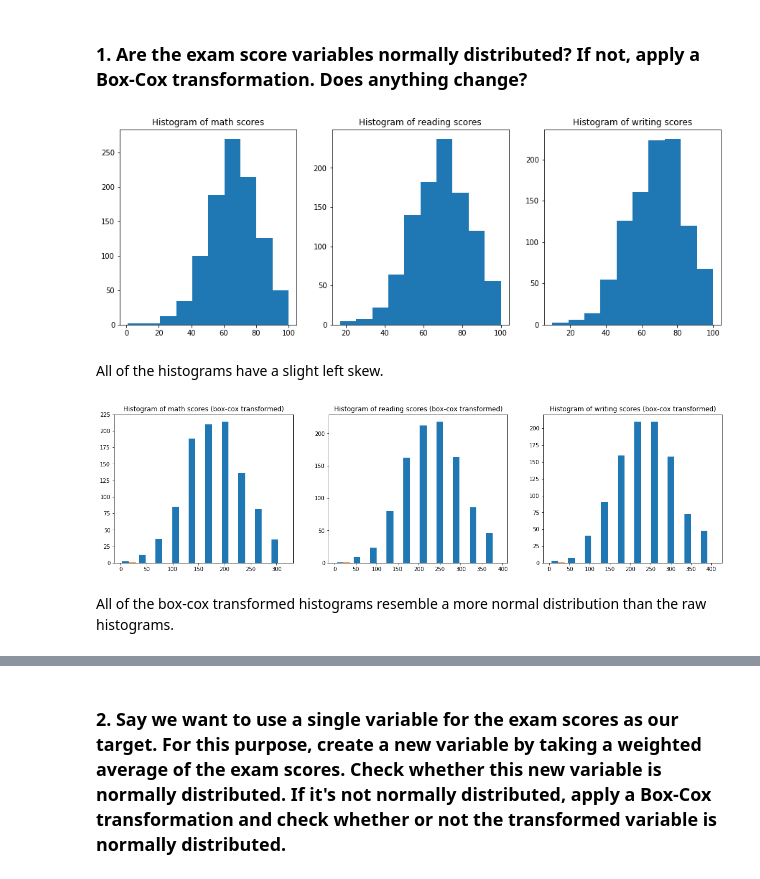
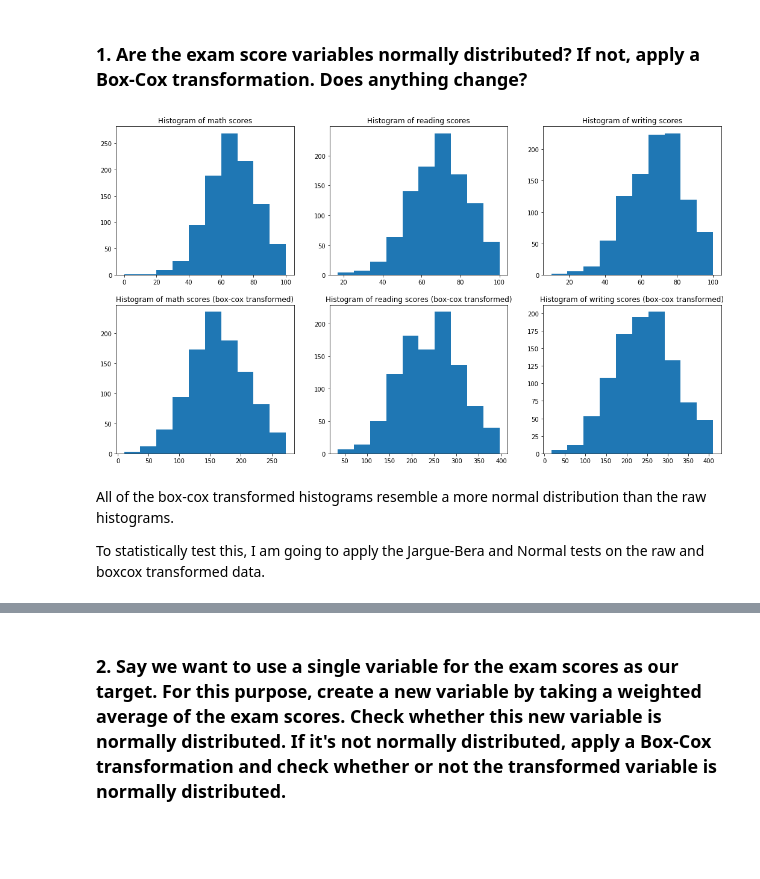
Before and after one commit to ashleymenante/model-prep, a Jupyter notebook: Featuring Engineering 1.ipynb, the cells around one changed output, grey strips where cells are left out. Drawn from its saved outputs; the diff is of its cells as text; code cells hidden in the pictures; blank space fills up the shorter version.

```diff
--- a/Featuring Engineering 1.ipynb
+++ b/Featuring Engineering 1.ipynb
@@ -29,54 +31,46 @@ student_df.head()
 | 2 | female | group B | master's degree | standard | none | 90 | ... |
 | 3 | male | group A | associate's degree | free/reduced | none | 47 | ... |
 | 4 | male | group C | some college | standard | none | 76 | ... |
-# %%
-#replacing a score of 0 with 1 for boxcox transformation
-student_df['math score'].replace(0,1,inplace=True)
 # %% [markdown]
 ### 1. Are the exam score variables normally distributed? If not, apply a Box-Cox transformation. Does anything change?
 # %%
 #Plotting exam scores with histograms to see if normally distributed
-plt.figure(figsize=(15,5))
 
-plt.subplot(1,3,1)
+#boxcox can only tranforms values > 0; since math score has a value of 0, going to exclude that datapoint
+math_boxcox,_ = boxcox(student_df[student_df['math score'] >0]['math score'])
+reading_boxcox,_ = boxcox(student_df['reading score'])
+writing_boxcox,_ = boxcox(student_df['writing score'])
+
+plt.figure(figsize=(18,10))
+
+plt.subplot(2,3,1)
 plt.hist(student_df['math score'])
 plt.title('Histogram of math scores')
 
-plt.subplot(1,3,2)
+plt.subplot(2,3,2)
 plt.hist(student_df['reading score'])
 plt.title('Histogram of reading scores')
 
-plt.subplot(1,3,3)
+plt.subplot(2,3,3)
 plt.hist(student_df['writing score'])
 plt.title('Histogram of writing scores')
 
+plt.subplot(2, 3, 4)
+plt.hist(math_boxcox)
+plt.title('Histogram of math scores (box-cox transformed)')
+
+plt.subplot(2, 3, 5)
+plt.hist(reading_boxcox)
+plt.title('Histogram of reading scores (box-cox transformed)')
+
+plt.subplot(2, 3, 6)
+plt.hist(writing_boxcox)
+plt.title('Histogram of writing scores (box-cox transformed)')
+
 plt.show()
 # %% [output]
-[figure, old version]
+[figure, new version]
-# %% [markdown]
-All of the histograms have a slight left skew.
-# %%
-#Histograms of Box-Cox transformed exam scores
-plt.figure(figsize=(20,5))
-
-math_boxcox = boxcox(student_df['math score'])
-reading_boxcox = boxcox(student_df['reading score'])
-writing_boxcox = boxcox(student_df['writing score'])
-
-plt.subplot(1, 3, 1)
-plt.hist(math_boxcox)
-plt.title('Histogram of math scores (box-cox transformed)')
-
-plt.subplot(1, 3, 2)
-plt.hist(reading_boxcox)
-plt.title('Histogram of reading scores (box-cox transformed)')
-
-plt.subplot(1, 3, 3)
-plt.hist(writing_boxcox)
-plt.title('Histogram of writing scores (box-cox transformed)')
-
-plt.show()
-# %% [output]
-[figure, removed]
 # %% [markdown]
 All of the box-cox transformed histograms resemble a more normal distribution than the raw histograms.
+
+To statistically test this, I am going to apply the Jargue-Bera and Normal tests on the raw and boxcox transformed data.
```
Also changed, not shown: parts of 13 cells of this notebook.
